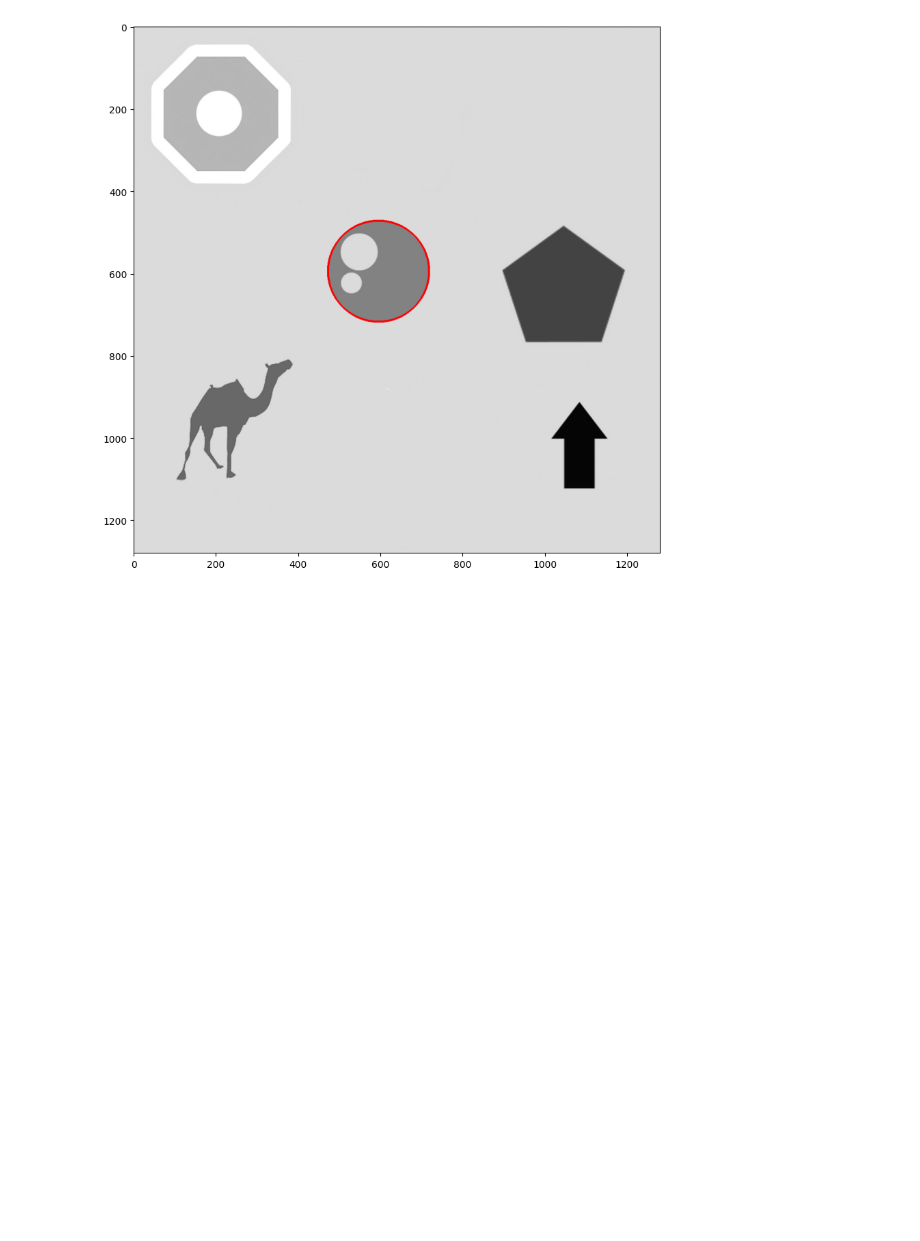
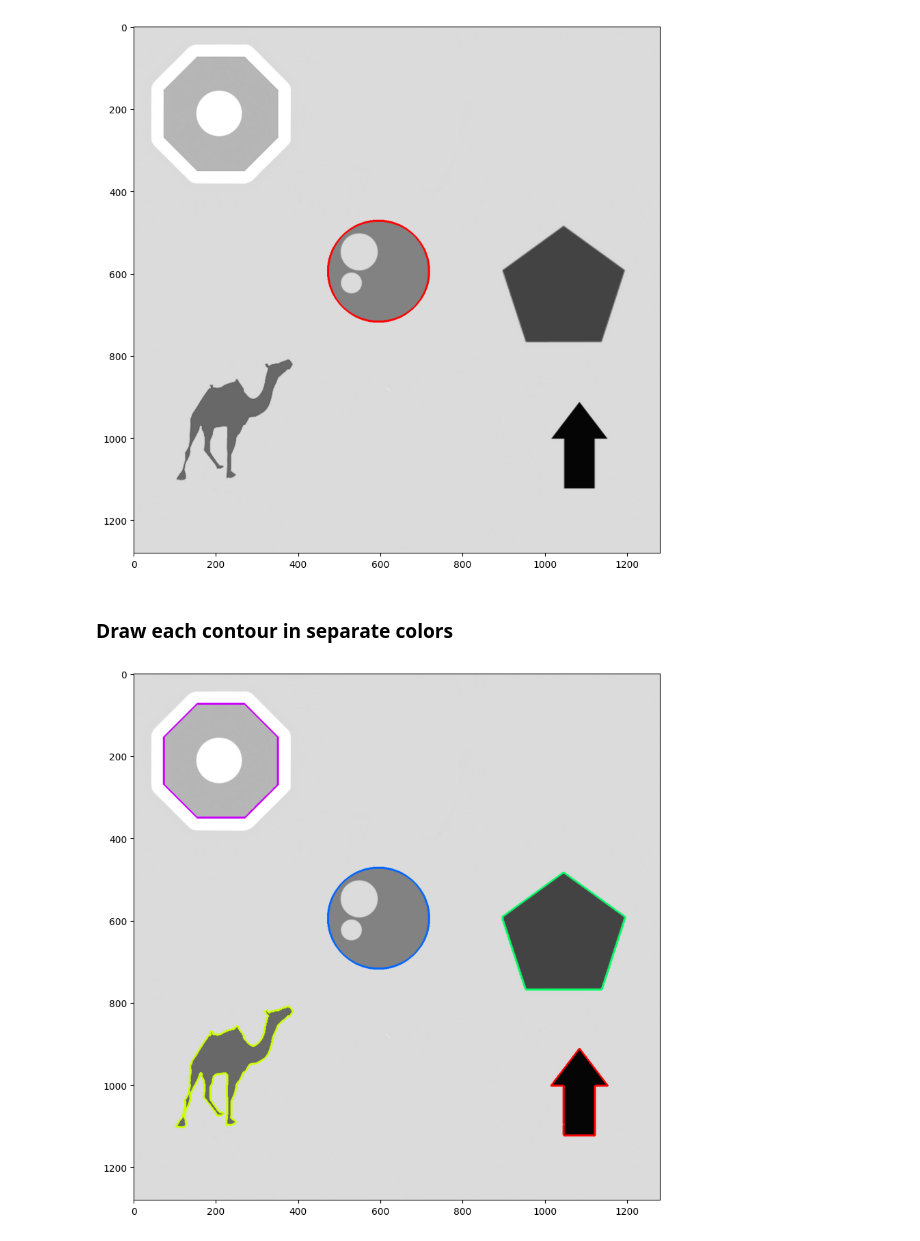
Before and after one commit to saulyaguana/CSAnalysis, a Jupyter notebook: contours.ipynb, the cells around one changed output. Saved outputs shown, nothing was run; the diff lists cells and outputs as text; code cells hidden in the pictures; blank space fills up the shorter version.

Commit message:
Drawing each contour

```diff
--- a/contours.ipynb
+++ b/contours.ipynb
@@ -110,3 +110,20 @@ cv2.drawContours(imageCopy3, contours, draw_ind, (0, 0, 255), 4)
 plt.imshow(imageCopy3[:, :, ::-1]);
 # %% [output]
 [figure]
+# %% [markdown]
+### Draw each contour in separate colors
+# %%
+def convert_color(hsv):
+    """Utility to convert a single hsv color tuple into gbr."""
+    pixel_img = np.uint8([[hsv]])
+    return tuple(int(i) for i in cv2.cvtColor(pixel_img, cv2.COLOR_HSV2BGR).flatten())
+# %%
+imageCopy4 = image.copy()
+
+for i, single_contour in enumerate(contours):
+    hsv = (int(i / len(contours) * 180), 255, 255)
+    color = convert_color(hsv)
+    cv2.drawContours(imageCopy4, contours, i, color, 3)
+    plt.imshow(imageCopy4[:, :, ::-1]);
+# %% [output]
+[figure, added]
```
